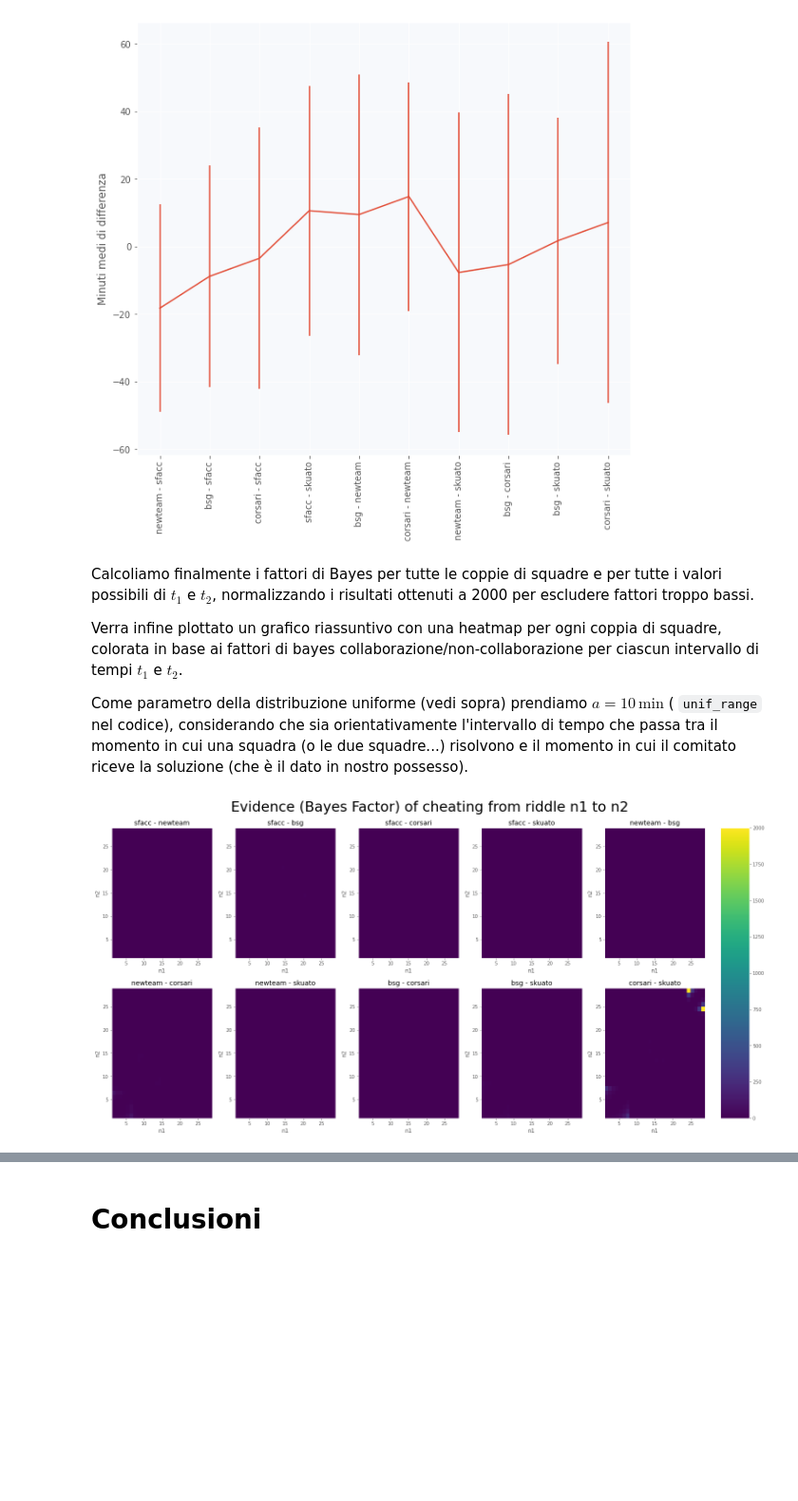
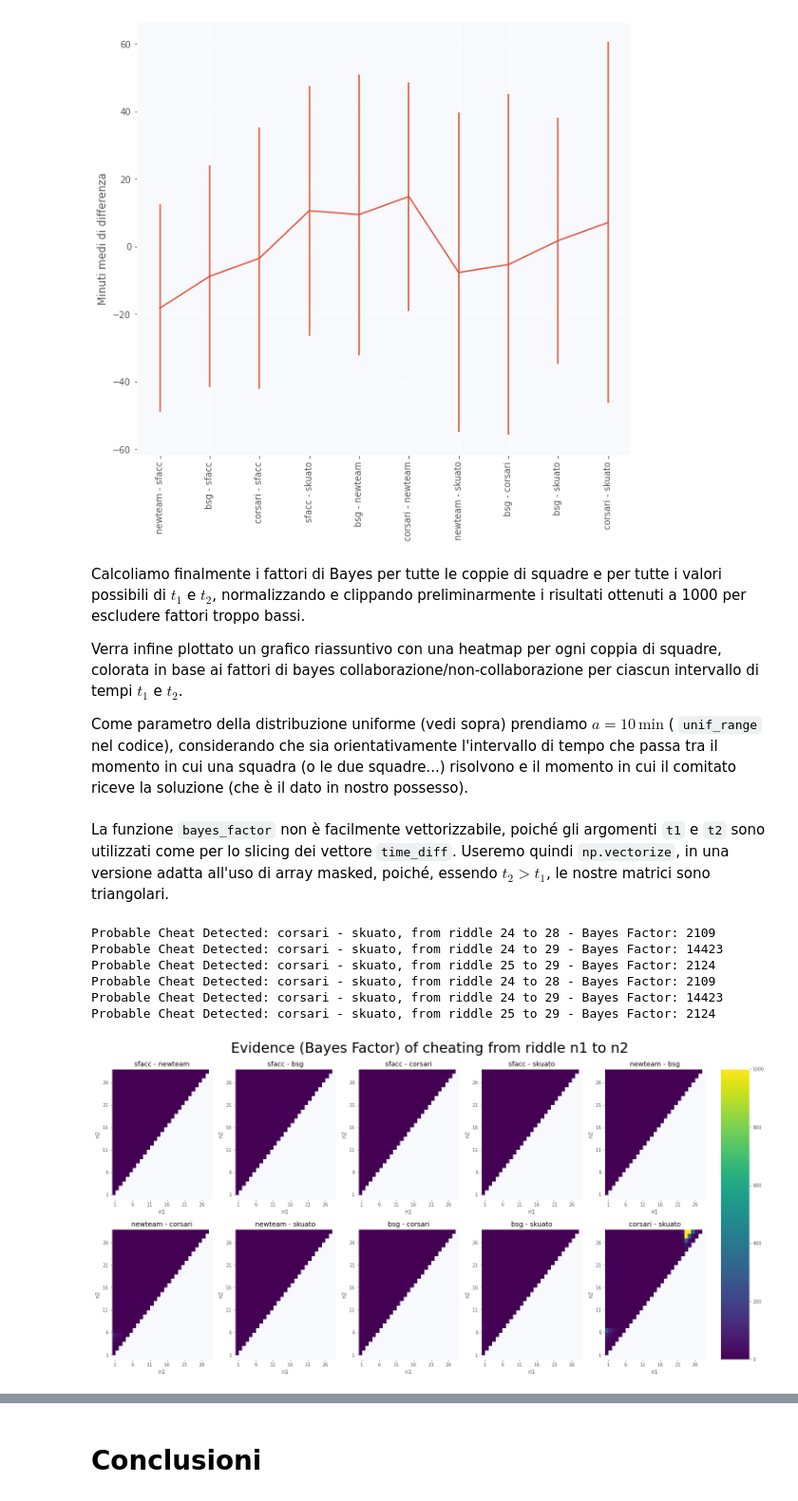
Before and after one commit to raeubaen/Biological_Learning, a Jupyter notebook: Bayesian_Cheating_Detection.ipynb, the cells around one changed output, grey strips where cells are left out. Shown at 95% size. Saved outputs shown, nothing was run; the diff lists cells and outputs as text; code cells hidden in the pictures; blank space fills up the shorter version.

```diff
--- a/Bayesian_Cheating_Detection.ipynb
+++ b/Bayesian_Cheating_Detection.ipynb
@@ -157,7 +157,7 @@ plt.close()
 # %% [output]
 [figure]
 # %% [markdown]
-Calcoliamo finalmente i fattori di Bayes per tutte le coppie di squadre e per tutte i valori possibili di $t_1$ e $t_2$, normalizzando i risultati ottenuti a 2000 per escludere fattori troppo bassi.
+Calcoliamo finalmente i fattori di Bayes per tutte le coppie di squadre e per tutte i valori possibili di $t_1$ e $t_2$, normalizzando e clippando preliminarmente i risultati ottenuti a 1000 per escludere fattori troppo bassi.
 
 Verra infine plottato un grafico riassuntivo con una heatmap per ogni coppia di squadre, colorata in base ai fattori di bayes collaborazione/non-collaborazione per ciascun intervallo di tempi $t_1$ e $t_2$.
 
@@ -203,34 +203,58 @@ def bayes_factor(pair, t1, t2, unif_range):
         -
       unif_cum(- max_diff, - unif_range, unif_range)
     )**dt
-  return (lhood_fraud+1e-40)/(lhood_no_fraud+1e-40)
+  bf = (lhood_fraud+1e-40)/(lhood_no_fraud+1e-40)
+  threshold = 1000 # at prior ratio p=0.1
+  if bf > threshold:
+    print(f"Probable Cheat Detected: {label}, from riddle {t1} to {t2} - Bayes Factor: {bf:.0f}")
+  return bf
+# %% [markdown]
+La funzione `bayes_factor` non è facilmente vettorizzabile, poiché gli argomenti `t1` e `t2` sono utilizzati come per lo slicing dei vettore `time_diff`.
+Useremo quindi `np.vectorize`, in una versione adatta all'uso di array masked, poiché, essendo $t_2>t_1$, le nostre matrici sono triangolari.
 # %%
 unif_range = 10 # maximum time difference allowed in case of fraud
 start, end = 1, 29 # first and last riddle analyzed
 ###-------------
 # Plotting heatmaps with two axis (x) and (y),
 # representing ratio of cheating likelihood to not-cheating likelihood from riddle (x) to (y)
 # for each couple of teams
+
+x = np.arange(start, end+1)
+X, Y = np.meshgrid(x, x)
+ticks = np.arange(start, end+1, 5)
+
+mask = np.zeros_like(X, dtype=np.bool)
+mask[np.triu_indices_from(mask)] = True
+X, Y = np.ma.array(X, mask=mask), np.ma.array(Y, mask=mask)
+
 fig, axs = plt.subplots(*axs_shape, figsize=figsize, constrained_layout=True)
 i = 0
-x = np.arange(start, end+1)
-X, Y = np.meshgrid(x, x)
 # iterating over all couples of teams
 for pair in itertools.combinations(dfs.keys(), 2):
     vec_bayes_factor = np.vectorize(
       lambda X, Y: bayes_factor(pair, X, Y, unif_range)
     )
 
     ax = axs[i//5, i%5]
-    im = ax.pcolor(X, Y, vec_bayes_factor(X, Y), vmin=0, vmax=2000) #normalizing on the maximum factor found
-    ax.set(xlabel="n1", ylabel="n2", title = pair[0] + " - " + pair[1])
+    im = ax.pcolormesh(vec_bayes_factor(X, Y), vmin=0, vmax=1000) #normalizing on the threshold
+    ax.set(
+      xticks=ticks, yticks=ticks,
+      xlabel="n1", ylabel="n2",
+      title = pair[0] + " - " + pair[1]
+    )
     i += 1
 
 fig.suptitle("Evidence (Bayes Factor) of cheating from riddle n1 to n2", fontsize=30)
 plt.savefig(f"bayes.pdf")
 fig.colorbar(im, ax=axs.ravel().tolist())
 plt.show()
 plt.close()
 # %% [output]
+Probable Cheat Detected: corsari - skuato, from riddle 24 to 28 - Bayes Factor: 2109
+Probable Cheat Detected: corsari - skuato, from riddle 24 to 29 - Bayes Factor: 14423
+Probable Cheat Detected: corsari - skuato, from riddle 25 to 29 - Bayes Factor: 2124
+Probable Cheat Detected: corsari - skuato, from riddle 24 to 28 - Bayes Factor: 2109
+Probable Cheat Detected: corsari - skuato, from riddle 24 to 29 - Bayes Factor: 14423
+Probable Cheat Detected: corsari - skuato, from riddle 25 to 29 - Bayes Factor: 2124
-[figure, old version]
+[figure, new version]
 # %% [markdown]
```
Also changed, not shown: parts of 3 cells of this notebook.
